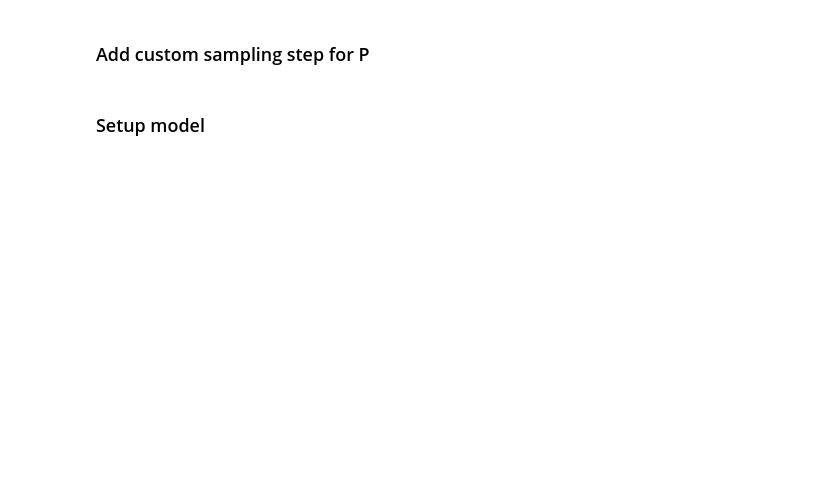
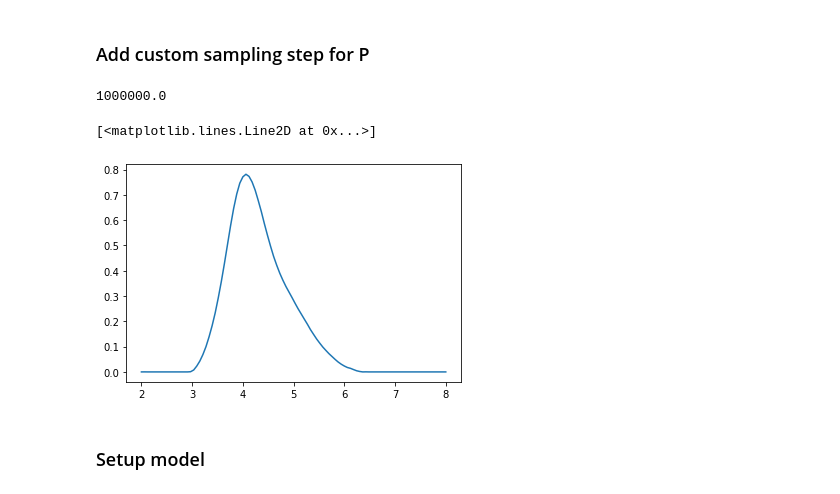
Before and after one commit to StollLab/dive-scripts, a Jupyter notebook: randP/randP_Thomas_method.ipynb, the cells around one changed output. Cells and saved outputs as stored; diff of their text form; code cells hidden in the pictures; blank space fills up the shorter version.

```diff
--- a/randP/randP_Thomas_method.ipynb
+++ b/randP/randP_Thomas_method.ipynb
@@ -83,6 +84,26 @@ class SampleRandP(BlockedStep):
         new[self.var.name] = dive.randP(delta,tau,self.KtK,self.KtS,self.LtL,self.nr)
 
         return new
+# %%
+KtK = np.matmul(np.transpose(K),K)
+KtS = np.matmul(np.transpose(K),S)
+
+rn = np.linspace(1,nr,nr)
+L = dl.regoperator(rn,1)
+LtL = np.matmul(np.transpose(L),L)
+# %%
+alpha = 10
+tau = 1/sigma**2
+delta = (alpha**2)*tau
+display(delta)
+
+Pdraw = dive.randP(delta,tau,KtK,KtS,LtL,nr)
+
+plt.plot(r,Pdraw)
+# %% [output]
+1000000.0
+[<matplotlib.lines.Line2D at 0x...>]
+[figure, added]
 # %% [markdown]
 ### Setup model
 # %%
```
Also changed, not shown: parts of 15 cells of this notebook, 18 other files.
